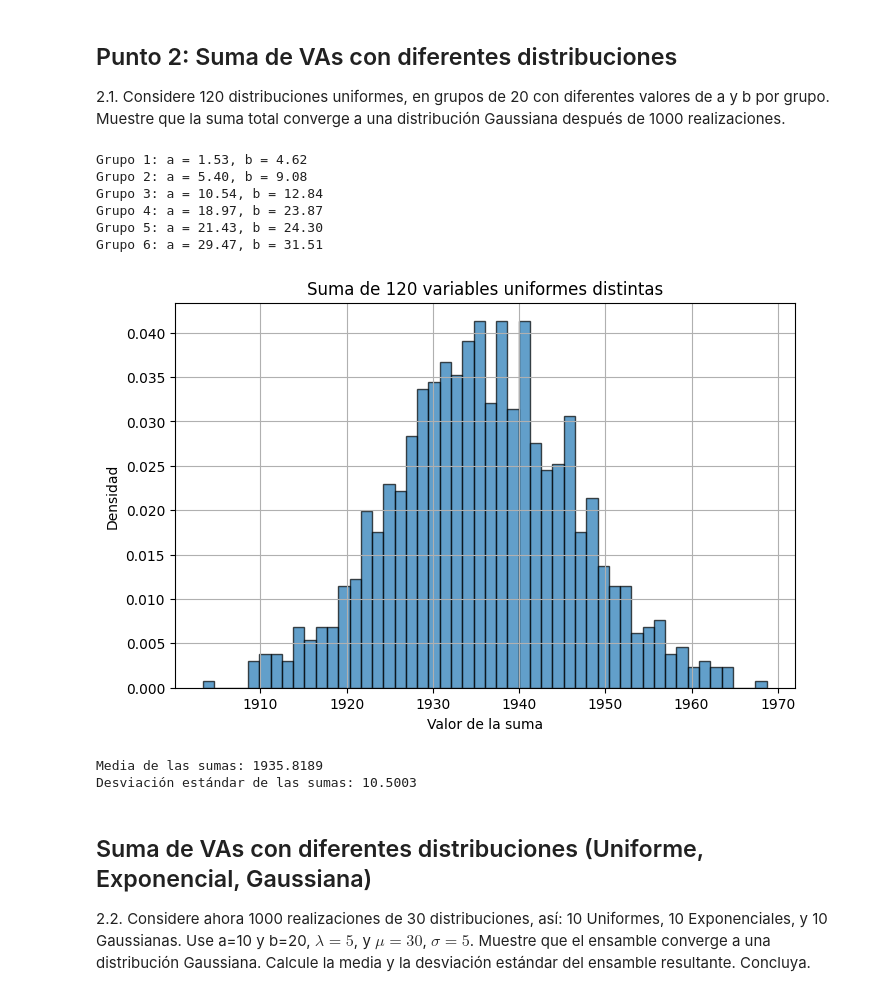
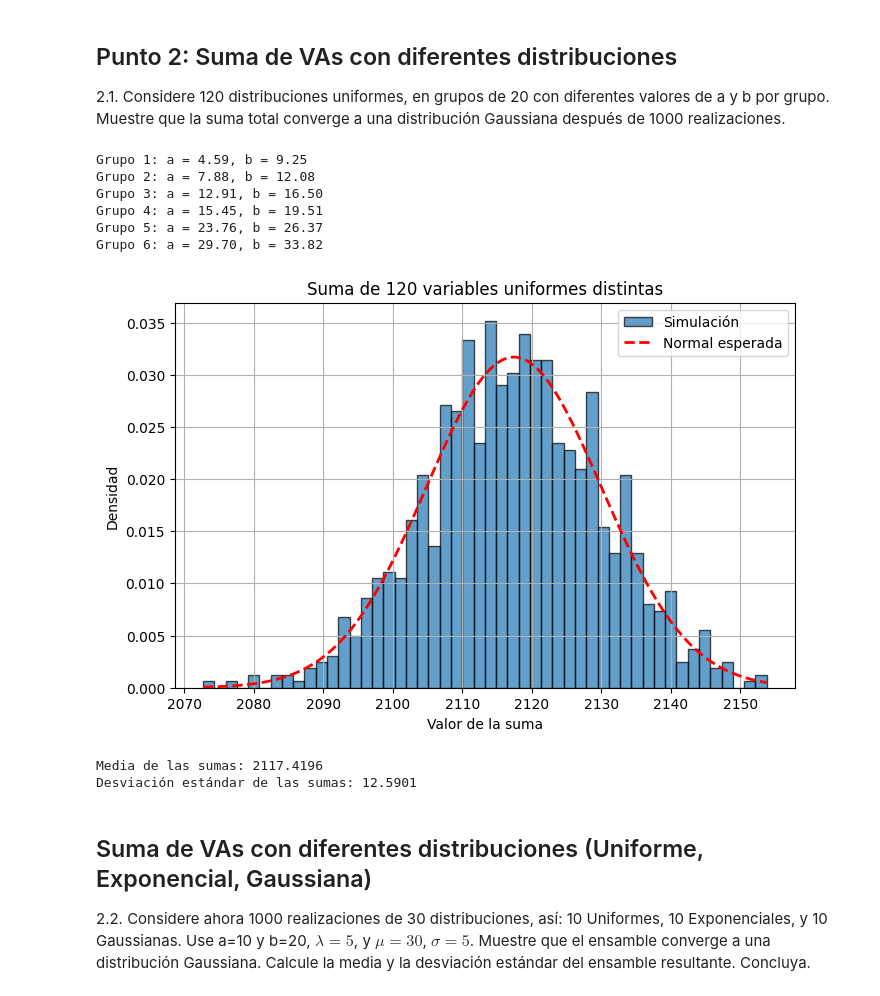
Before and after one commit to jbcgames/Lab_3_senales, a Jupyter notebook: Lab3_VA_PA_Estudiante.ipynb, the cells around one changed output. Cells and saved outputs as stored; diff of their text form; code cells hidden in the pictures.

```diff
--- a/Lab3_VA_PA_Estudiante.ipynb
+++ b/Lab3_VA_PA_Estudiante.ipynb
@@ -177,45 +199,54 @@ def ejercicio2_1(samples, grupos, distribuciones_por_grupo):
 
     # Recorremos los grupos
     for g in range(grupos):
         # Para cada grupo, definimos un rango diferente de a y b
         a = np.random.uniform(0, 5) + g * 5   # Ejemplo: grupos en rangos [0-5], [5-10], [10-15], ...
         b = a + np.random.uniform(2, 5)        # b siempre un poco mayor que a (2 a 5 unidades más)
 
         print(f"Grupo {g+1}: a = {a:.2f}, b = {b:.2f}")
 
         # Generamos distribuciones para este grupo
         uniformes = np.random.uniform(a, b, (samples, distribuciones_por_grupo))
 
         # Sumamos al total
         sumas += np.sum(uniformes, axis=1)
 
     # Histograma
     plt.figure(figsize=(8,5))
-    plt.hist(sumas, bins=50, density=True, edgecolor='black', alpha=0.7)
+    conteo, bins, _ = plt.hist(sumas, bins=50, density=True, edgecolor='black', alpha=0.7, label='Simulación')
+
+    # Curva Normal esperada
+    media_teorica = np.mean(sumas)
+    desviacion_teorica = np.std(sumas)
+    x = np.linspace(min(bins), max(bins), 300)
+    y = norm.pdf(x, loc=media_teorica, scale=desviacion_teorica)
+    plt.plot(x, y, 'r--', linewidth=2, label='Normal esperada')
+
     plt.title('Suma de 120 variables uniformes distintas')
     plt.xlabel('Valor de la suma')
     plt.ylabel('Densidad')
+    plt.legend()
     plt.grid(True)
     plt.show()
 
     # Estadísticas
-    print(f"Media de las sumas: {np.mean(sumas):.4f}")
-    print(f"Desviación estándar de las sumas: {np.std(sumas):.4f}")
+    print(f"Media de las sumas: {media_teorica:.4f}")
+    print(f"Desviación estándar de las sumas: {desviacion_teorica:.4f}")
 
 samples=1000
 grupos=6
 distribuciones_por_grupo=20
 ejercicio2_1(samples, grupos, distribuciones_por_grupo)
 # %% [output]
-Grupo 1: a = 1.53, b = 4.62
-Grupo 2: a = 5.40, b = 9.08
-Grupo 3: a = 10.54, b = 12.84
-Grupo 4: a = 18.97, b = 23.87
-Grupo 5: a = 21.43, b = 24.30
-Grupo 6: a = 29.47, b = 31.51
+Grupo 1: a = 4.59, b = 9.25
+Grupo 2: a = 7.88, b = 12.08
+Grupo 3: a = 12.91, b = 16.50
+Grupo 4: a = 15.45, b = 19.51
+Grupo 5: a = 23.76, b = 26.37
+Grupo 6: a = 29.70, b = 33.82
-[figure, old version]
+[figure, new version]
-Media de las sumas: 1935.8189
-Desviación estándar de las sumas: 10.5003
+Media de las sumas: 2117.4196
+Desviación estándar de las sumas: 12.5901
 # %% [markdown]
 ## Suma de VAs con diferentes distribuciones (Uniforme, Exponencial, Gaussiana)
 
```
Also changed, not shown: parts of 8 cells of this notebook.
